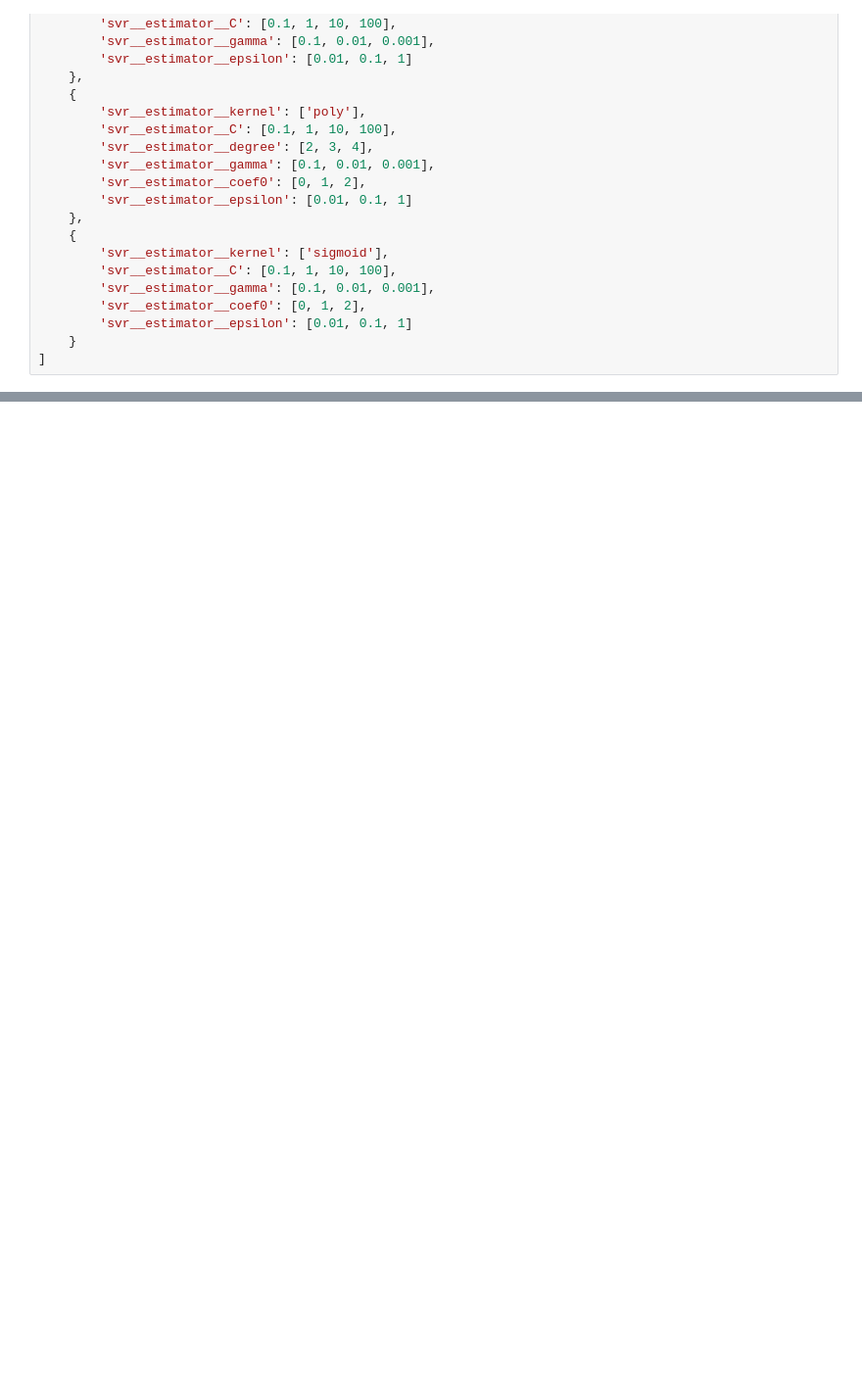
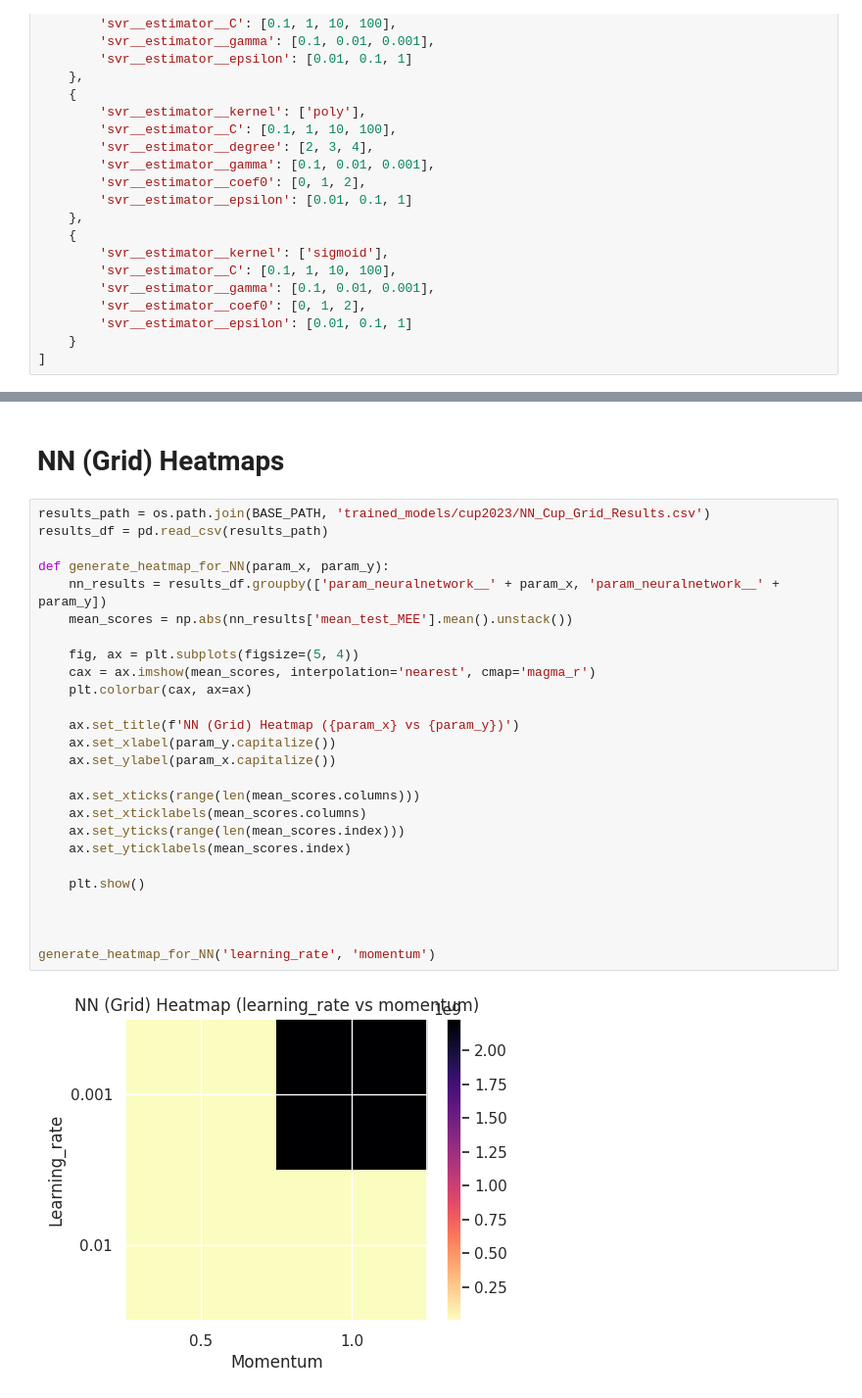
Before and after one commit to paolo-junior-mollica/machine-learning-project, a Jupyter notebook: src/cup2023/comparisons.ipynb, the cells around one changed output, grey strips where cells are left out. Shown at 98% size. Drawn from its saved outputs; the diff is of its cells as text; blank space fills up the shorter version.

```diff
--- a/src/cup2023/comparisons.ipynb
+++ b/src/cup2023/comparisons.ipynb
@@ -480 +471,31 @@ for params in param_grid:
 ... (8 outputs left out)
+# %% [markdown]
+# NN (Grid) Heatmaps
+# %%
+results_path = os.path.join(BASE_PATH, 'trained_models/cup2023/NN_Cup_Grid_Results.csv')
+results_df = pd.read_csv(results_path)
+
+def generate_heatmap_for_NN(param_x, param_y):
+    nn_results = results_df.groupby(['param_neuralnetwork__' + param_x, 'param_neuralnetwork__' + param_y])
+    mean_scores = np.abs(nn_results['mean_test_MEE'].mean().unstack())
+
+    fig, ax = plt.subplots(figsize=(5, 4))
+    cax = ax.imshow(mean_scores, interpolation='nearest', cmap='magma_r')
+    plt.colorbar(cax, ax=ax)
+
+    ax.set_title(f'NN (Grid) Heatmap ({param_x} vs {param_y})')
+    ax.set_xlabel(param_y.capitalize())
+    ax.set_ylabel(param_x.capitalize())
+
+    ax.set_xticks(range(len(mean_scores.columns)))
+    ax.set_xticklabels(mean_scores.columns)
+    ax.set_yticks(range(len(mean_scores.index)))
+    ax.set_yticklabels(mean_scores.index)
+
+    plt.show()
+
+
+
+generate_heatmap_for_NN('learning_rate', 'momentum')
+# %% [output]
+[figure, added]
```
Also changed, not shown: parts of 4 cells of this notebook.
